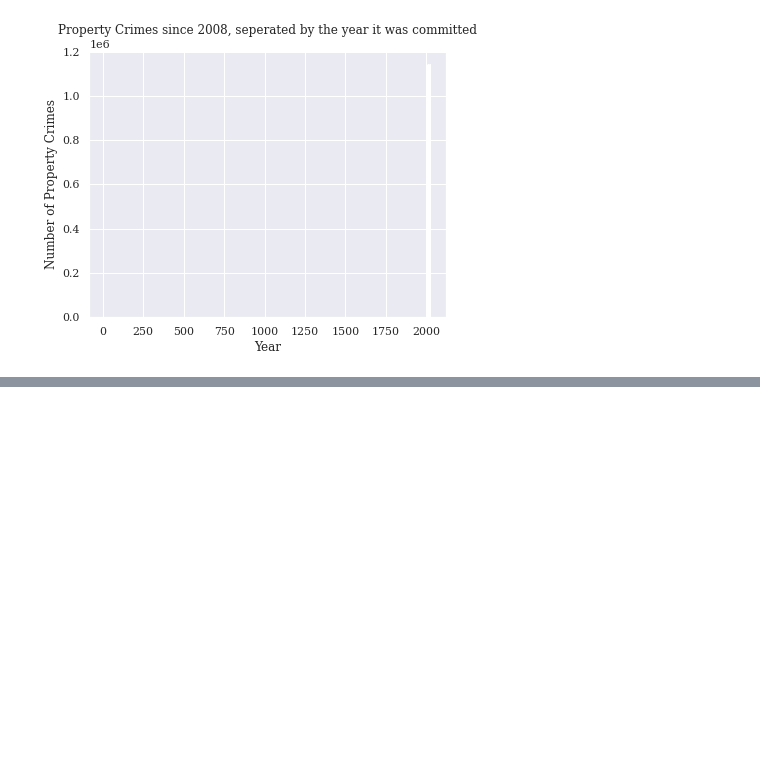
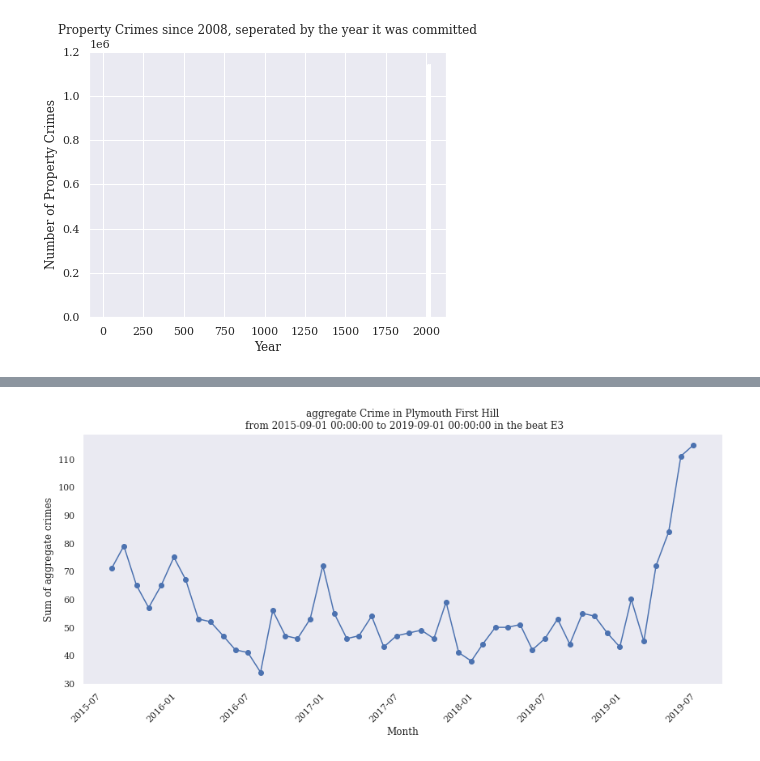
Before and after one commit to Nathangong-coder/Python-coding, a Jupyter notebook: Other Programming Work/Independent Study stuff/analysis.ipynb, the cells around one changed output, grey strips where cells are left out. Saved outputs shown, nothing was run; the diff lists cells and outputs as text; code cells hidden in the pictures; blank space fills up the shorter version.

```diff
--- a/Other Programming Work/Independent Study stuff/analysis.ipynb
+++ b/Other Programming Work/Independent Study stuff/analysis.ipynb
@@ -478,13 +513,36 @@ if crimeType=='violent':
     print('violent')
     LocationTime_df=LocationTime_df.dropna(subset=["Violent Crimes"])
     monthly_crimes = LocationTime_df.groupby('month_year').size().reset_index(name='Violent Crimes')
+    plotter=monthly_crimes["Violent Crimes"]
 if crimeType=='property':
     print('property')
     LocationTime_df=LocationTime_df.dropna(subset=["Property Crimes"])
     monthly_crimes = LocationTime_df.groupby('month_year').size().reset_index(name='Property Crimes')
+    plotter=monthly_crimes["Property Crimes"]
 if crimeType=='aggregate':
     print('aggregate')
     monthly_crimes = LocationTime_df.groupby('month_year').size().reset_index(name='Offense')
+    plotter=monthly_crimes["Offense"]
+if crimeType=='petty':
+    LocationTime_df=LocationTime_df.dropna(subset=["Petty Crimes"])
+    monthly_crimes = LocationTime_df.groupby('month_year').size().reset_index(name='Petty Crimes')
+    plotter=monthly_crimes["Petty Crimes"]
+if crimeType=='petty property':
+    LocationTime_df=LocationTime_df.dropna(subset=["Petty Property Crimes"])
+    monthly_crimes = LocationTime_df.groupby('month_year').size().reset_index(name='Petty Property Crimes')
+    plotter=monthly_crimes["Petty Property Crimes"]
+if crimeType=='petty scary':
+    LocationTime_df=LocationTime_df.dropna(subset=["Petty Scary Crimes"])
+    monthly_crimes = LocationTime_df.groupby('month_year').size().reset_index(name='Petty Scary Crimes')
+    plotter=monthly_crimes["Petty Scary Crimes"]
+if crimeType=='petty theft':
+    LocationTime_df=LocationTime_df.dropna(subset=["Petty Theft Crimes"])
+    monthly_crimes = LocationTime_df.groupby('month_year').size().reset_index(name='Petty Theft Crimes')
+    plotter=monthly_crimes["Petty Theft Crimes"]
+if crimeType=='petty violent':
+    LocationTime_df=LocationTime_df.dropna(subset=["Petty Violent Crimes"])
+    monthly_crimes = LocationTime_df.groupby('month_year').size().reset_index(name='Petty Violent Crimes')
+    plotter=monthly_crimes["Petty Violent Crimes"]
 print(monthly_crimes)
 
 #making sure that time_crime does have the dropped values for months where there are no violent or property crimes
@@ -493,12 +551,14 @@ if 'month_year' in LocationTime_df.columns:
     print(time_crimes.head(5))
 else:
     print("The column 'month_year' does not exist.")
-print(time_crimes['month_year'])
+
 #print(monthly_crimes['month_year'])
 
 # Convert month_year back to datetime for plotting. Note that I'm using time_crimes since monthly_crimes becomes goofy with by seperating violent, property, and aggregate offenses
 time_crimes['month_year'] = time_crimes['month_year'].dt.to_timestamp()
+print(time_crimes['month_year'])
 print(type(time_crimes['month_year']))
+print(monthly_crimes)
 # %% [output]
 JAI SHARMA
 super cool
@@ -519,0 +580,20 @@ Name: month_year, dtype: period[M]
+# %%
+# Plotting
+plottingstartFilter=str(startFilter)
+plottingendFilter=str(endFilter)
+HundredsMeterRadius=str(HundredsMeterRadius)
+homelessShelterName=lines[7]
+plt.figure(figsize=(12, 6))
+plt.plot(time_crimes['month_year'], plotter, marker='o')
+if meterRadius==True:
+    plt.title(crimeType+' Crime in'+homelessShelterName+'from '+plottingstartFilter+' to ' +plottingendFilter+' within a '+HundredsMeterRadius+'00 meter radius')
+else:
+    plt.title(crimeType+' Crime in '+homelessShelterName+' from '+plottingstartFilter+' to ' +plottingendFilter+" in "+locationPrinter)
+plt.xlabel('Month')
+plt.ylabel('Sum of ' +crimeType + ' crimes')
+plt.xticks(rotation=45)
+plt.grid()
+plt.tight_layout()
+plt.show()
+# %% [output]
+[figure, added]
```
Also changed, not shown: parts of 27 cells of this notebook, 2 other files.
